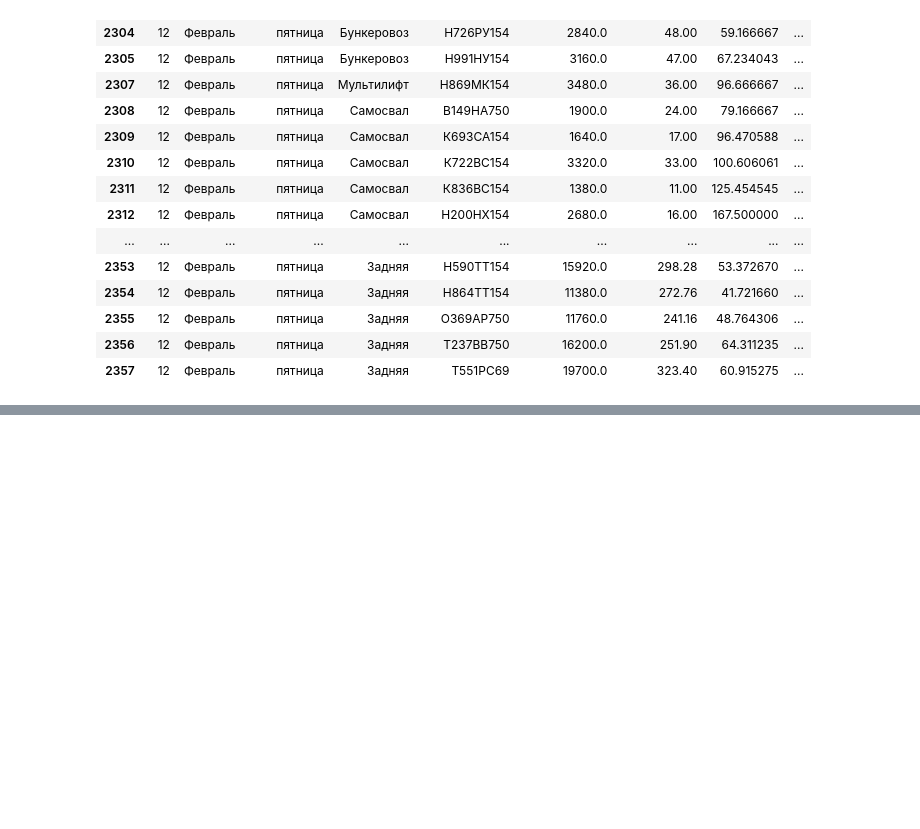
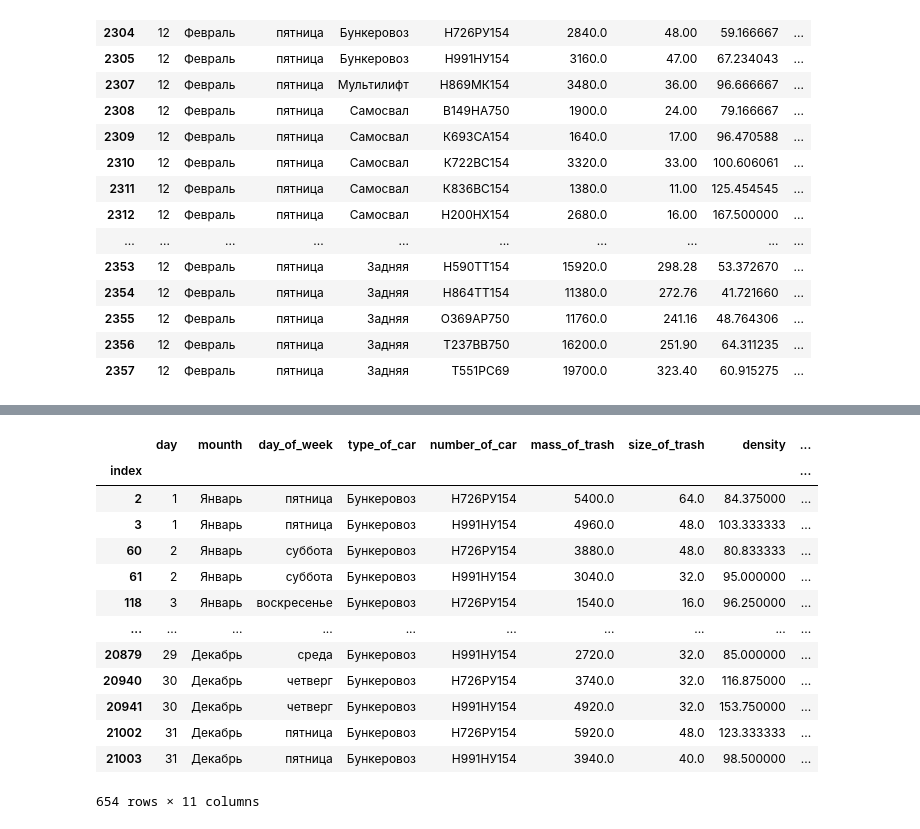
Before and after one commit to ssd2008/GWM, a Jupyter notebook: BMM.ipynb, the cells around one changed output, grey strips where cells are left out. Cells and saved outputs as stored; diff of their text form; code cells hidden in the pictures; blank space fills up the shorter version.

```diff
--- a/BMM.ipynb
+++ b/BMM.ipynb
@@ -240,0 +217,17 @@ bd
+# %%
+bd[bd['type_of_car'] == 'Бункеровоз'][bd['number_of_car'].isin(["Н726РУ154", "Н991НУ154"])]
+# %% [output]
+|  | day | mounth | day_of_week | type_of_car | number_of_car | mass_of_trash | size_of_trash | density | ... |
+| index |  |  |  |  |  |  |  |  | ... |
+| 2 | 1 | Январь | пятница | Бункеровоз | Н726РУ154 | 5400.0 | 64.0 | 84.375000 | ... |
+| 3 | 1 | Январь | пятница | Бункеровоз | Н991НУ154 | 4960.0 | 48.0 | 103.333333 | ... |
+| 60 | 2 | Январь | суббота | Бункеровоз | Н726РУ154 | 3880.0 | 48.0 | 80.833333 | ... |
+| 61 | 2 | Январь | суббота | Бункеровоз | Н991НУ154 | 3040.0 | 32.0 | 95.000000 | ... |
+| 118 | 3 | Январь | воскресенье | Бункеровоз | Н726РУ154 | 1540.0 | 16.0 | 96.250000 | ... |
+| ... | ... | ... | ... | ... | ... | ... | ... | ... | ... |
+| 20879 | 29 | Декабрь | среда | Бункеровоз | Н991НУ154 | 2720.0 | 32.0 | 85.000000 | ... |
+| 20940 | 30 | Декабрь | четверг | Бункеровоз | Н726РУ154 | 3740.0 | 32.0 | 116.875000 | ... |
+| 20941 | 30 | Декабрь | четверг | Бункеровоз | Н991НУ154 | 4920.0 | 32.0 | 153.750000 | ... |
+| 21002 | 31 | Декабрь | пятница | Бункеровоз | Н726РУ154 | 5920.0 | 48.0 | 123.333333 | ... |
+| 21003 | 31 | Декабрь | пятница | Бункеровоз | Н991НУ154 | 3940.0 | 40.0 | 98.500000 | ... |
+654 rows × 11 columns
```
Also changed, not shown: parts of 19 cells of this notebook.
